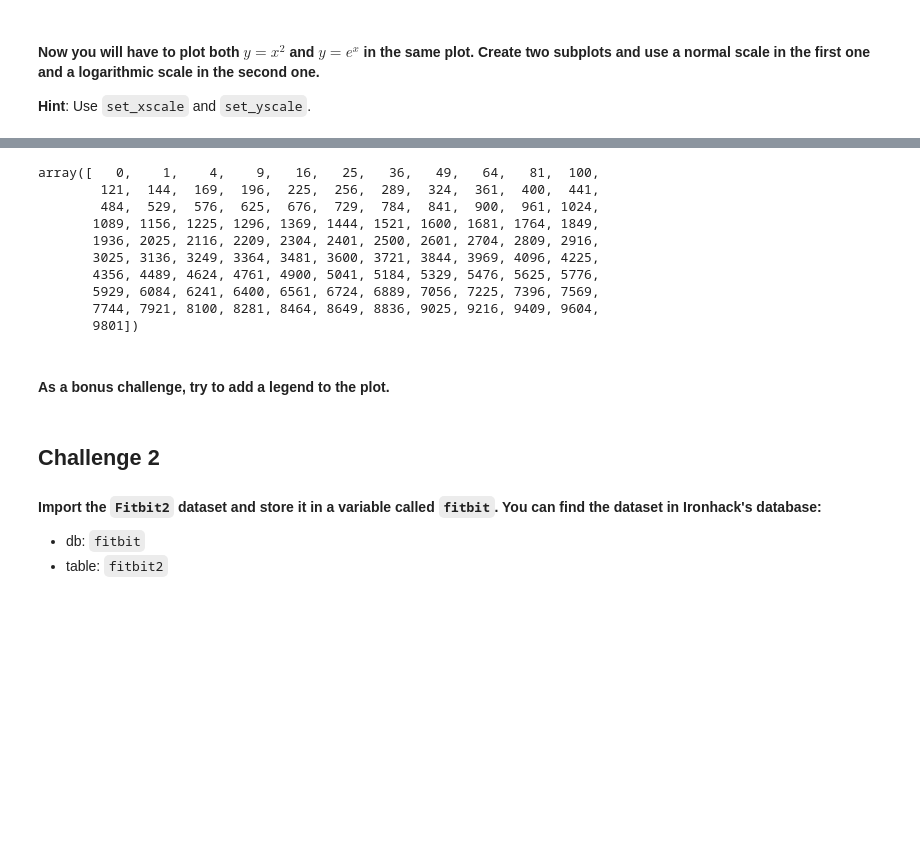
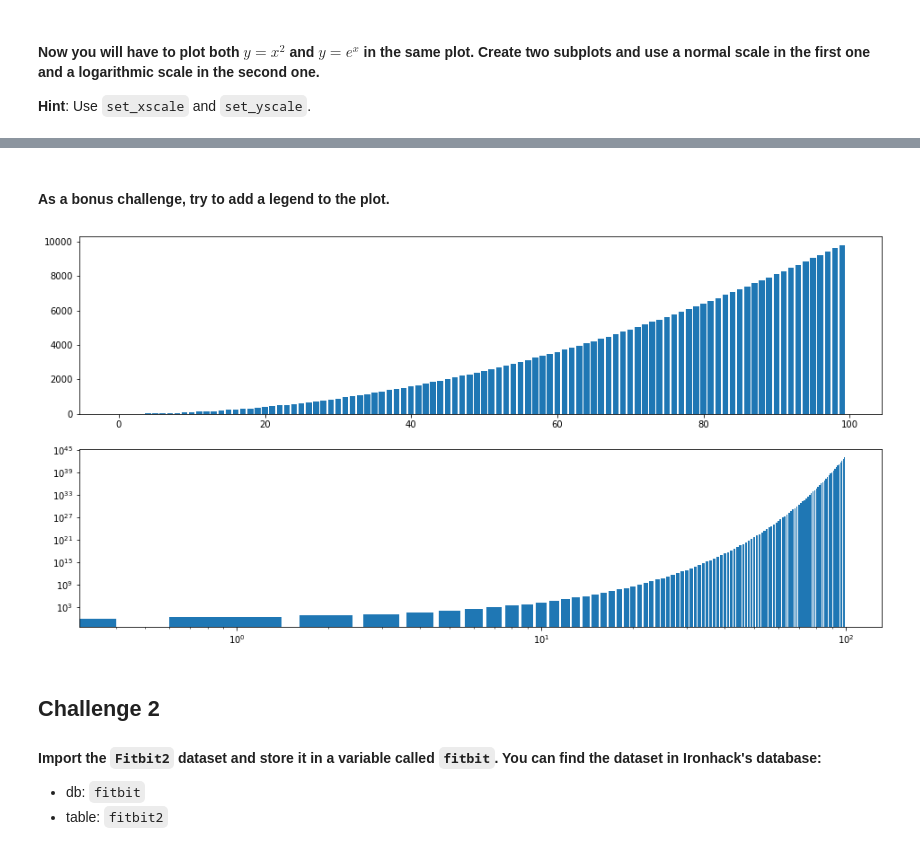
Before and after one commit to Adonis232/dataptmad0420, a Jupyter notebook: module-2/matplotlib-seaborn/your-code/main.ipynb, the cells around one changed output, grey strips where cells are left out. Saved outputs shown, nothing was run; the diff lists cells and outputs as text; code cells hidden in the pictures; blank space fills up the shorter version.

```diff
--- a/module-2/matplotlib-seaborn/your-code/main.ipynb
+++ b/module-2/matplotlib-seaborn/your-code/main.ipynb
@@ -81,15 +96,2 @@ axes[1].barh(y,100)
-# %%
-x
-# %% [output]
-array([   0,    1,    4,    9,   16,   25,   36,   49,   64,   81,  100,
-        121,  144,  169,  196,  225,  256,  289,  324,  361,  400,  441,
-        484,  529,  576,  625,  676,  729,  784,  841,  900,  961, 1024,
-       1089, 1156, 1225, 1296, 1369, 1444, 1521, 1600, 1681, 1764, 1849,
-       1936, 2025, 2116, 2209, 2304, 2401, 2500, 2601, 2704, 2809, 2916,
-       3025, 3136, 3249, 3364, 3481, 3600, 3721, 3844, 3969, 4096, 4225,
-       4356, 4489, 4624, 4761, 4900, 5041, 5184, 5329, 5476, 5625, 5776,
-       5929, 6084, 6241, 6400, 6561, 6724, 6889, 7056, 7225, 7396, 7569,
-       7744, 7921, 8100, 8281, 8464, 8649, 8836, 9025, 9216, 9409, 9604,
-       9801])
 # %% [markdown]
 #### As a bonus challenge, try to add a legend to the plot.
@@ -98,3 +98,14 @@ array([   0,    1,    4,    9,   16,   25,   36,   49,   64,   81,  100,
+# %%
+# your code here
+fig, axes = plt.subplots(ncols=1, nrows=2, figsize=(16,8))
+
+axes[0].bar(a,x)
+
+axes[1].bar(a,y)
+axes[1].set_yscale('log')
+axes[1].set_xscale('log')
+# %% [output]
+[figure, added]
 # %% [markdown]
 ## Challenge 2
 #### Import the `Fitbit2` dataset and store it in a variable called `fitbit`. You can find the dataset in Ironhack's database:
```
Also changed, not shown: parts of 6 cells of this notebook.
